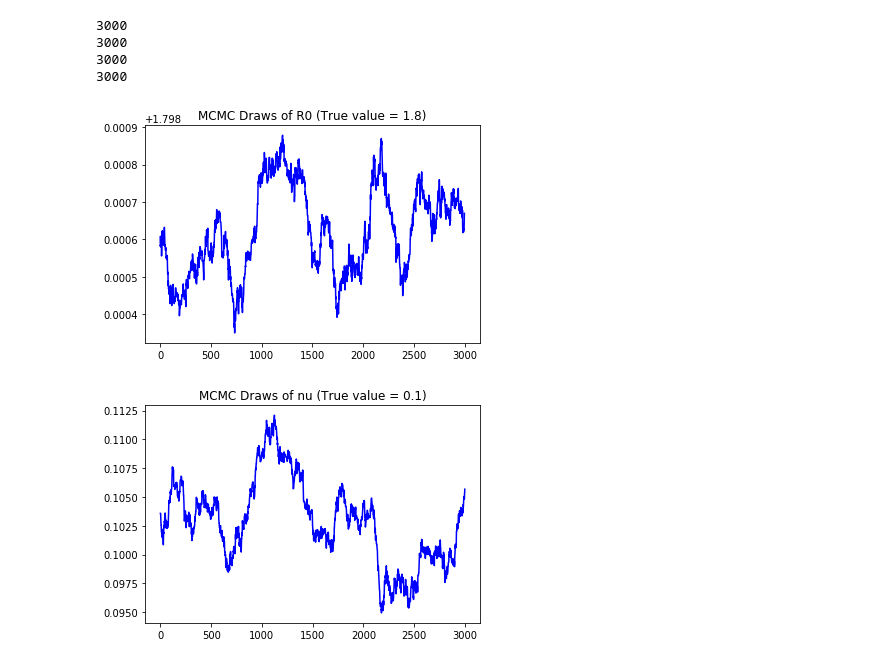
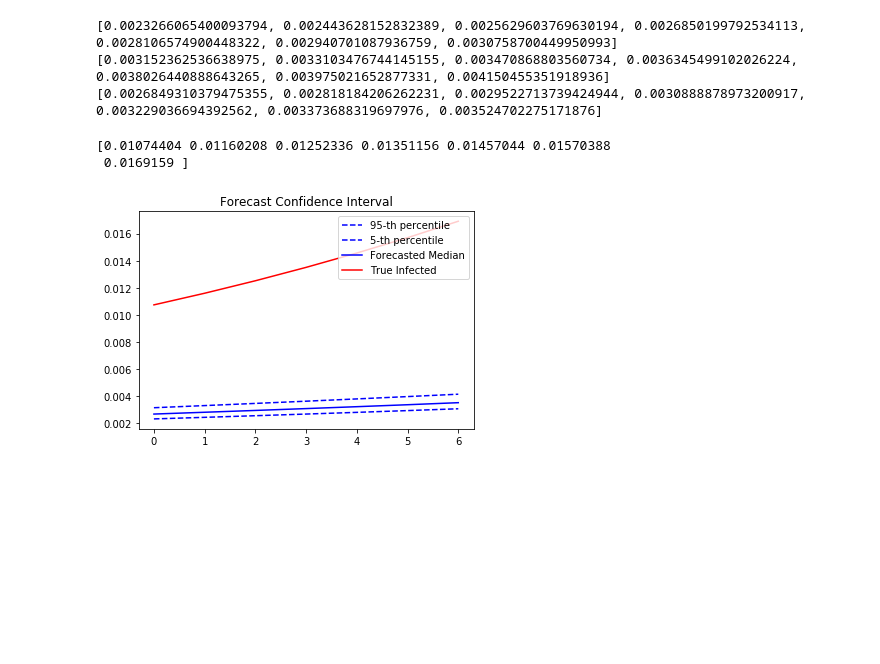
Before and after one commit to CarloGraziani/COVID_Surveillance, a Jupyter notebook: jupyter/mcmc.ipynb, the cells around one changed output. Drawn from its saved outputs; the diff is of its cells as text; code cells hidden in the pictures; blank space fills up the shorter version.

Commit message:
Update MCMC with Staircase Plot & Forecasting

```diff
--- a/jupyter/mcmc.ipynb
+++ b/jupyter/mcmc.ipynb
@@ -164,6 +165,10 @@ unconstraining_bijectors = [
     tfb.Invert(tfb.Sigmoid()),
     tfb.Invert(tfb.Sigmoid())
 ]
+# %%
+n_sample = 3500
+n_burnin = 3000
+n_adaptation = 2400
 # %%
 #@tf.function(autograph=False)
 def sample():
@@ -223,10 +227,0 @@ avg susceptible 0.96867335
-# %%
-print(len(R0))
-print(len(nu))
-print(len(i))
-print(len(s))
-# %% [output]
-3000
-3000
-3000
-3000
@@ -233,16 +257,46 @@ print(len(s))
+# %%
+i_forecast_lower = []
+i_forecast_upper = []
+i_forecast_median = []
+
+for j in range(forecast_window):
+    id = end_day - start_day + j
+    i_forecast_lower.append(np.percentile(i_forecast[id], 5))
+    i_forecast_upper.append(np.percentile(i_forecast[id], 95))
+    i_forecast_median.append(np.percentile(i_forecast[id], 50))
+
+print(i_forecast_lower)
+print(i_forecast_upper)
+print(i_forecast_median)
+# %% [output]
+[0.0023266065400093794, 0.002443628152832389, 0.0025629603769630194, 0.0026850199792534113, 0.0028106574900448322, 0.002940701087936759, 0.0030758700449950993]
+[0.003152362536638975, 0.0033103476744145155, 0.003470868803560734, 0.0036345499102026224, 0.0038026440888643265, 0.003975021652877331, 0.004150455351918936]
+[0.0026849310379475355, 0.002818184206262231, 0.0029522713739424944, 0.0030888878973200917, 0.003229036694392562, 0.003373688319697976, 0.003524702275171876]
+# %%
+par=tf.constant(np.array([[1.8, 5.0E-08,0.1]], dtype=np.float32))
+mod = od.SIR(par)
+init_state=tf.constant(np.array([[0.001,0.999]], dtype=np.float32))
+init_time=tf.constant(0.0)
+soln_times=tf.constant(np.linspace(0.0,100.0,num=100,dtype=np.float32))
+dp = tfp.math.ode.DormandPrince()
+results = dp.solve(mod.RHS, init_time, init_state, solution_times=soln_times)
+i_true = results.states[:,0,0].numpy()
+t1 = end_day
+t2 = end_day + 7
+i_true = i_true[t1:t2]
+print(i_true)
+# %% [output]
+[0.01074404 0.01160208 0.01252336 0.01351156 0.01457044 0.01570388
+ 0.0169159 ]
 # %%
 import matplotlib.pyplot as plt
-t = list(range(len(R0)))
-plt.plot(t, R0.numpy(), "b-")
-plt.title("MCMC Draws of R0 (True value = 1.8)")
-plt.savefig('mcmc_plot_R0.png', dpi=300, bbox_inches='tight')
+t = list(range(len(i_forecast_median)))
+plt.plot(t, i_forecast_lower, "b--",label = "95-th percentile")
+plt.plot(t, i_forecast_upper,"b--",label = "5-th percentile")
+plt.plot(t, i_forecast_median, "b-",label = "Forecasted Median")
+plt.plot(t, i_true, "r-", label = "True Infected")
+plt.title('Forecast Confidence Interval')
+plt.legend(loc="upper right")
+plt.savefig('Forecast.png', dpi=300, bbox_inches='tight')
 # %% [output]
-[figure, old version]
+[figure, new version]
-# %%
-import matplotlib.pyplot as plt
-t = list(range(len(nu)))
-plt.plot(t, nu.numpy(), "b-")
-plt.title("MCMC Draws of nu (True value = 0.1)")
-plt.savefig('mcmc_plot_nu.png', dpi=300, bbox_inches='tight')
-# %% [output]
-[figure, removed]
```
Also changed, not shown: parts of 18 cells of this notebook.
